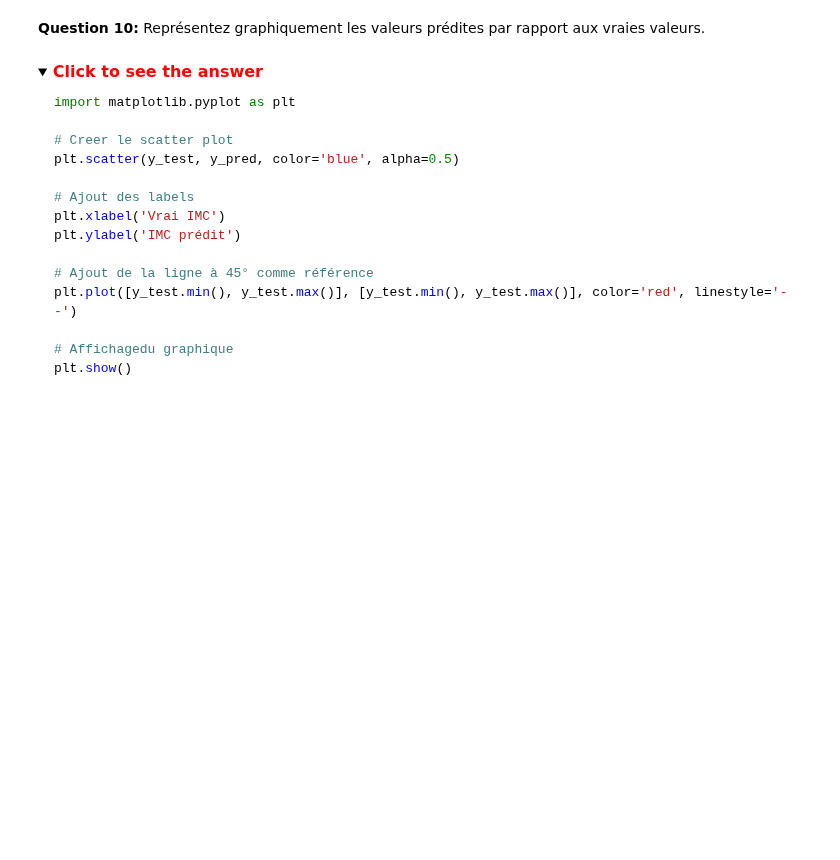
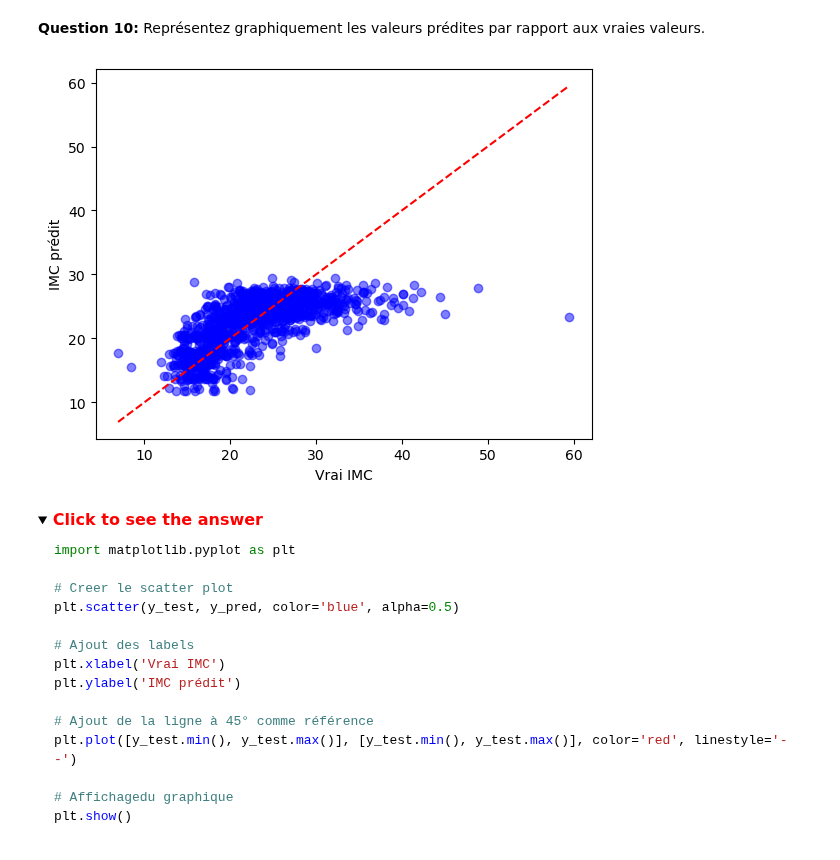
Before and after one commit to InseeFrLab/funathon2023_sujet3, a Jupyter notebook: Python_3_IMC_prediction.ipynb, the cells around one changed output. Cells and saved outputs as stored; diff of their text form; code cells hidden in the pictures; folded sections open; blank space fills up the shorter version.

```diff
--- a/Python_3_IMC_prediction.ipynb
+++ b/Python_3_IMC_prediction.ipynb
@@ -90,6 +127,12 @@ Une pratique courante dans les projets de machine learning c'est de commencer pa
 # %%
 from sklearn.model_selection import train_test_split
 # Votre code ici
+# %%
+from sklearn.model_selection import train_test_split
+
+X = df[FEATURES]
+y = df[TARGET_VARIABLE]
+X_train, X_test, y_train, y_test = train_test_split(X, y, test_size=0.2, random_state=SEED)
 # %% [markdown]
 <details>
 <summary>
@@ -187,3 +284,9 @@ import numpy as np
 
 minus_one_imputer = # YOUR CODE
 median_imputer = # YOUR CODE
+# %%
+from sklearn.impute import SimpleImputer
+import numpy as np
+
+minus_one_imputer = SimpleImputer(missing_values=np.nan, strategy='constant', fill_value=-1)
+median_imputer = SimpleImputer(missing_values=np.nan, strategy='median')
@@ -228,6 +348,16 @@ from sklearn.compose import ColumnTransformer
 preprocessor_regression = ColumnTransformer(
     #YOUR CODE
 )
+# %%
+from sklearn.compose import ColumnTransformer
+
+preprocessor_regression = ColumnTransformer(
+    transformers=[
+        ("numerical_zero", numerical_zero, ["enceinte_nbmois", "nb_prise_10kg"]),
+        ("numerical_median", numerical_median, [x for x in NUMERICAL_REGRESSION if x not in  ["enceinte_nbmois", "nb_prise_10kg"]]),
+        ("categorical", categorical_encoder, CATEGORICAL_REGRESSION)
+    ]
+)
 # %% [markdown]
 <details>
 <summary>
@@ -323,3 +519,11 @@ rmse = # YOUR CODE
 r2 = # YOUR CODE
 print(f"Le RMSE sur le jeu de test est : {round(rmse, 4)}")
 print(f"Le R2 sur le jeu de test est : {round(r2, 4)}")
+# %%
+from sklearn.metrics import mean_squared_error, r2_score
+
+y_pred = lr.predict(X_test_regression)
+rmse = np.sqrt(mean_squared_error(y_test, y_pred))
+r2 = r2_score(y_test, y_pred)
+print(f"Le RMSE sur le jeu de test est : {round(rmse, 4)}")
+print(f"Le R2 sur le jeu de test est : {round(r2, 4)}")
@@ -358,6 +571,23 @@ Une autre méthode qu'on ne saurait que vous recommander est une nouvelle fois l
 import matplotlib.pyplot as plt
 
 # YOUR CODE
+# %%
+import matplotlib.pyplot as plt
+
+# Creer le scatter plot
+plt.scatter(y_test, y_pred, color='blue', alpha=0.5)
+
+# Ajout des labels
+plt.xlabel('Vrai IMC')
+plt.ylabel('IMC prédit')
+
+# Ajout de la ligne à 45° comme référence
+plt.plot([y_test.min(), y_test.max()], [y_test.min(), y_test.max()], color='red', linestyle='--')
+
+# Affichagedu graphique
+plt.show()
+# %% [output]
+[figure, added]
 # %% [markdown]
 <details>
 <summary>
```
Also changed, not shown: parts of 99 cells of this notebook.
